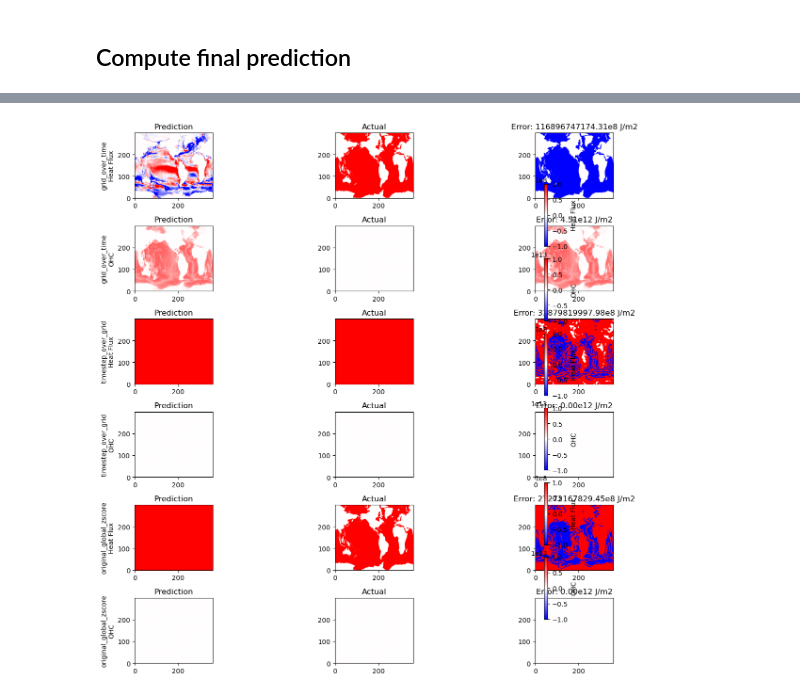
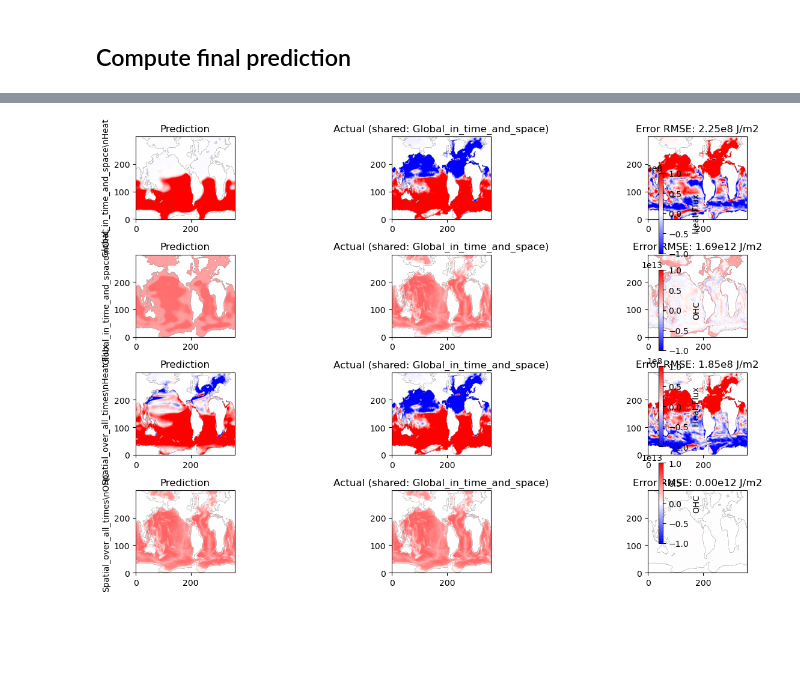
Before and after one commit to PaulSpence/OM2-emulator, a Jupyter notebook: notebooks/AutoEncoder_om2.ipynb, the cells around one changed output, grey strips where cells are left out. Cells and saved outputs as stored; diff of their text form; code cells hidden in the pictures; blank space fills up the shorter version.

```diff
--- a/notebooks/AutoEncoder_om2.ipynb
+++ b/notebooks/AutoEncoder_om2.ipynb
@@ -48,7 +48,7 @@ from om2_data_utils import ACCESS_OHC
 from om2_model_utils import PartialConv2d
 # %%
 normalisation_strategies = ["Global_in_time_and_space",
-                            "Spatial_over_all_times"]
+                            "Spatial_over_all_times", "Spatial_per_month"]
 #                            per grid over months (climatology)
 # %% [markdown]
 ## Setup PyEarthTools data accessor and pipeline
@@ -179,7 +164,7 @@ for i, norm_op in enumerate(pipelines_normed):
     ))
 
     full_grid_over_time.append(pipelines[i])
-    ip_i = iter(pipeline_i)
+    ip_i = iter(pipelines[i])
     ipipe.append(ip_i)
     sample_i = next(ip_i)
     n.append(sample_i)
@@ -190,13 +175,11 @@ sample shape: (1, 2, 300, 360)
 1 Spatial_over_all_times
 sample shape: (1, 2, 300, 360)
 # %%
-# Quick visual check of first strategy and first variable at first time step.
-plt.pcolor(n[0][0, 0, :, :], vmin=-1, vmax=1, cmap=plt.cm.bwr)
-plt.colorbar()
-plt.title(normalisation_strategies[0])
-plt.show()
-plt.pcolor(n[1][0, 0, :, :], vmin=-1, vmax=1, cmap=plt.cm.bwr)
-plt.colorbar()
-plt.title(normalisation_strategies[1])
-plt.show()
+# Quick visual check of first variable at first time step for each strategy.
+for i, strategy in enumerate(normalisation_strategies):
+    plt.figure(figsize=(5, 4))
+    plt.pcolor(n[i][0, 0, :, :], vmin=-1, vmax=1, cmap=plt.cm.bwr)
+    plt.colorbar()
+    plt.title(strategy)
+    plt.show()
 # %% [output]
@@ -602,6 +672,8 @@ import matplotlib.pyplot as plt
 
 # Spatial-map comparison for every normalisation mode:
 # two rows per mode (heat flux and OHC), three columns (prediction, actual, error).
+# Use one canonical actual field across modes to avoid mode-dependent undo artefacts.
+
 num_modes = len(NORMALISATION_MODES)
 fig, axes = plt.subplots(nrows=2 * num_modes, ncols=3, figsize=(14, 4 * num_modes))
 
@@ -609,54 +681,58 @@ fig, axes = plt.subplots(nrows=2 * num_modes, ncols=3, figsize=(14, 4 * num_mode
 if 2 * num_modes == 1:
     axes = np.expand_dims(axes, axis=0)
 
+# Canonical actual: use first mode and keep it fixed across rows.
+reference_mode = NORMALISATION_MODES[0]
+obs_ref = input_display_by_mode[reference_mode]
+ocean_mask = mask.astype(bool)
+
 for mode_idx, mode in enumerate(NORMALISATION_MODES):
     pred = prediction_display_by_mode[mode]
-    obs = input_display_by_mode[mode]
 
     # ----- Heat Flux row -----
     row_h = 2 * mode_idx
-    pred_h = pred[0, 1] * (30 * 24 * 3600)
-    obs_h = obs[0, 1] * (30 * 24 * 3600)
+    pred_h = np.where(ocean_mask, pred[0, 1] * (30 * 24 * 3600), np.nan)
+    obs_h = np.where(ocean_mask, obs_ref[0, 1] * (30 * 24 * 3600), np.nan)
     err_h = pred_h - obs_h
+    rmse_h = np.sqrt(np.nanmean(err_h**2))
 
     im_h_pred = axes[row_h, 0].imshow(pred_h, vmin=-1e8, vmax=1e8, cmap=plt.cm.bwr)
     axes[row_h, 1].imshow(obs_h, vmin=-1e8, vmax=1e8, cmap=plt.cm.bwr)
     axes[row_h, 2].imshow(err_h, vmin=-1e8, vmax=1e8, cmap=plt.cm.bwr)
 
     for c in range(3):
         axes[row_h, c].invert_yaxis()
 
-    axes[row_h, 0].set_ylabel(f"{mode}\nHeat Flux")
+    axes[row_h, 0].set_ylabel(f"{mode}\\nHeat Flux")
     axes[row_h, 0].set_title("Prediction")
-    axes[row_h, 1].set_title("Actual")
-    axes[row_h, 2].set_title(
-        "Error: {:.2f}e8 J/m2".format(RMSE_by_mode[mode]["heat_flux"] * (30 * 24 * 3600) / 1e8)
-    )
+    axes[row_h, 1].set_title(f"Actual (shared: {reference_mode})")
+    axes[row_h, 2].set_title("Error RMSE: {:.2f}e8 J/m2".format(rmse_h / 1e8))
     cbar_h = fig.colorbar(im_h_pred, ax=axes[row_h, :], orientation="vertical", fraction=0.02, pad=0.02)
     cbar_h.set_label("Heat Flux")
 
     # ----- OHC row -----
     row_o = 2 * mode_idx + 1
-    pred_o = pred[0, 0]
-    obs_o = obs[0, 0]
+    pred_o = np.where(ocean_mask, pred[0, 0], np.nan)
+    obs_o = np.where(ocean_mask, obs_ref[0, 0], np.nan)
     err_o = pred_o - obs_o
+    rmse_o = np.sqrt(np.nanmean(err_o**2))
 
     im_o_pred = axes[row_o, 0].imshow(pred_o, vmin=-1e13, vmax=1e13, cmap=plt.cm.bwr)
     axes[row_o, 1].imshow(obs_o, vmin=-1e13, vmax=1e13, cmap=plt.cm.bwr)
     axes[row_o, 2].imshow(err_o, vmin=-1e13, vmax=1e13, cmap=plt.cm.bwr)
 
     for c in range(3):
         axes[row_o, c].invert_yaxis()
 
-    axes[row_o, 0].set_ylabel(f"{mode}\nOHC")
+    axes[row_o, 0].set_ylabel(f"{mode}\\nOHC")
     axes[row_o, 0].set_title("Prediction")
-    axes[row_o, 1].set_title("Actual")
-    axes[row_o, 2].set_title("Error: {:.2f}e12 J/m2".format(RMSE_by_mode[mode]["ohc"] / 1e12))
+    axes[row_o, 1].set_title(f"Actual (shared: {reference_mode})")
+    axes[row_o, 2].set_title("Error RMSE: {:.2f}e12 J/m2".format(rmse_o / 1e12))
     cbar_o = fig.colorbar(im_o_pred, ax=axes[row_o, :], orientation="vertical", fraction=0.02, pad=0.02)
     cbar_o.set_label("OHC")
 
 plt.tight_layout()
 plt.show()
 # %% [output]
-[figure, old version]
+[figure, new version]
 # %%
```
Also changed, not shown: parts of 17 cells of this notebook, 1 other file.
